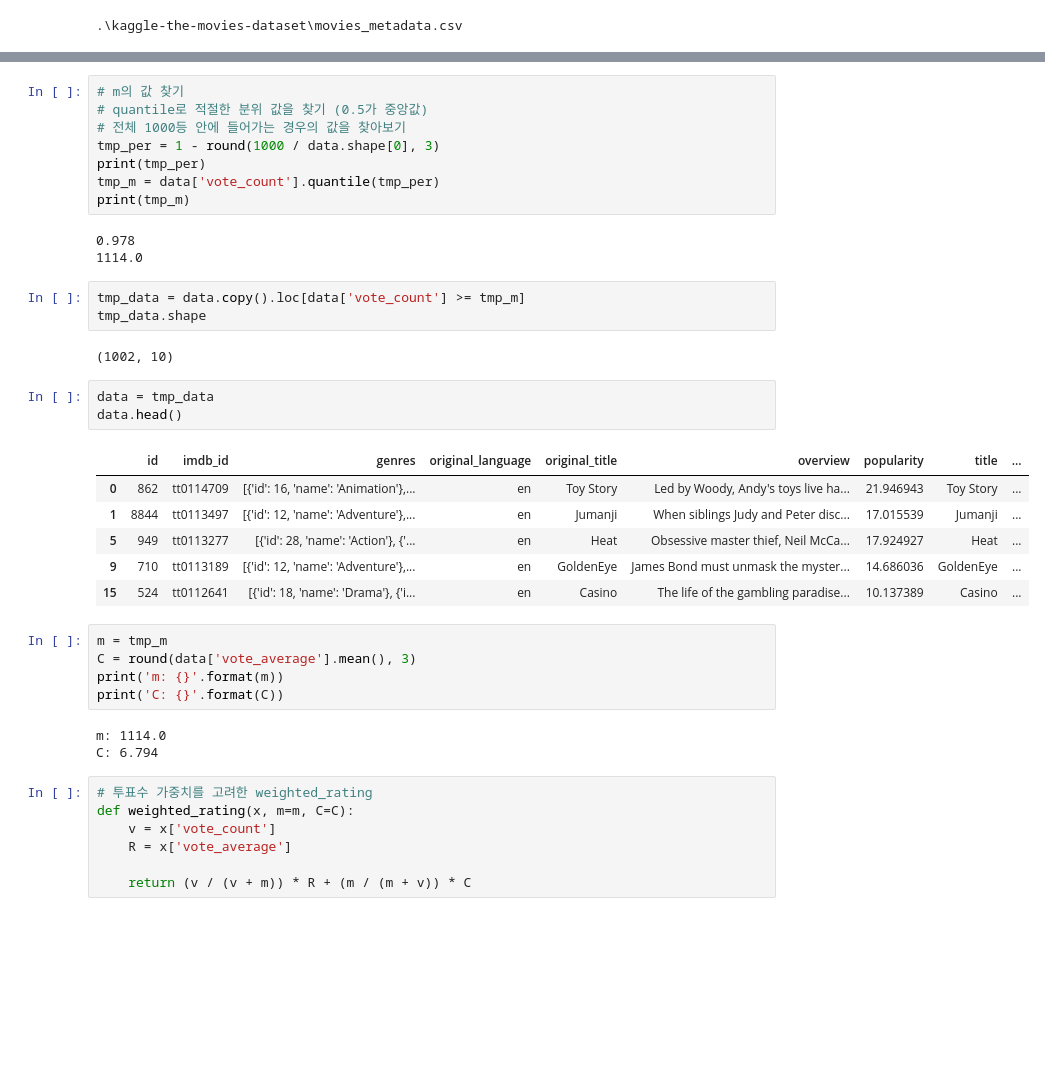
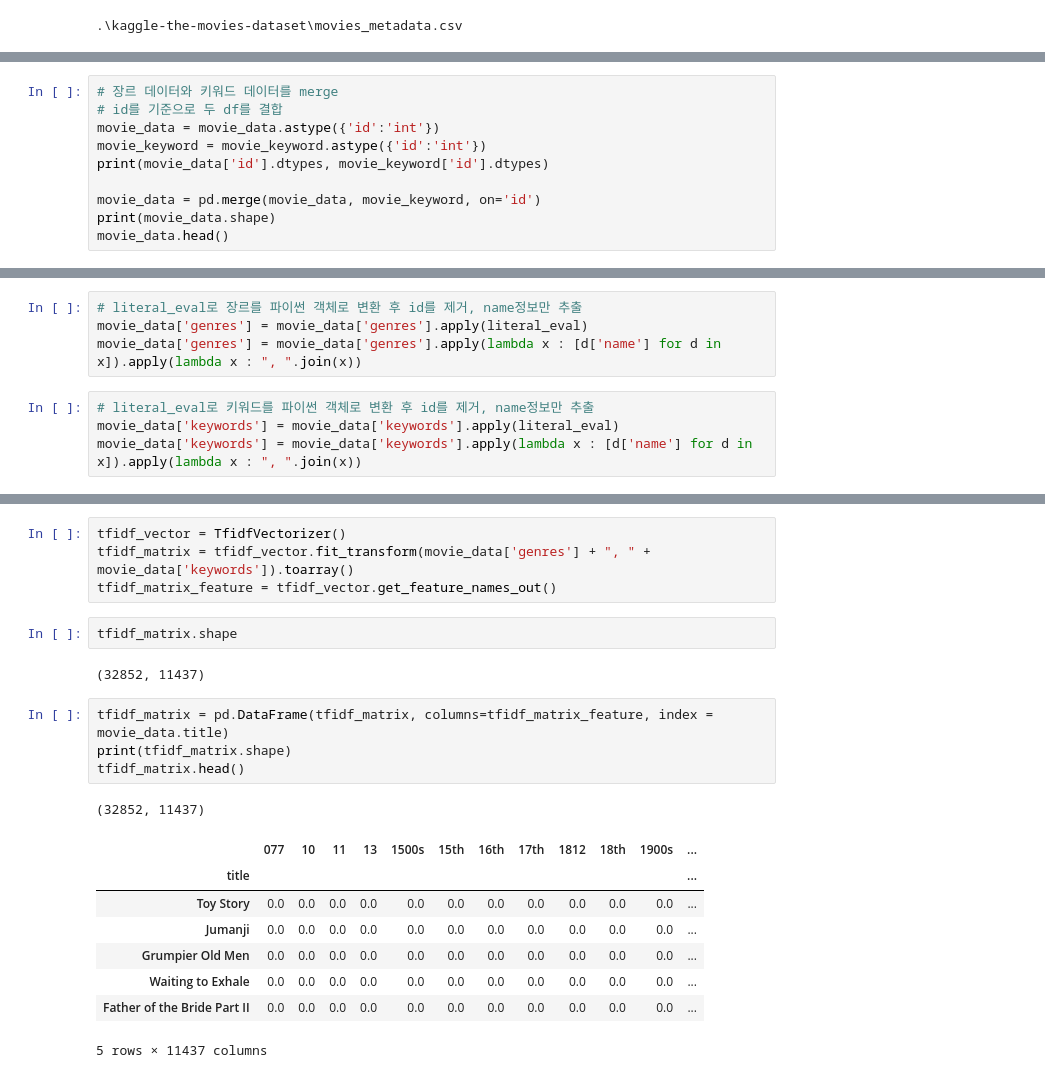
Before and after one commit to sanghyun0603/CoffeeBrew, a Jupyter notebook: server-recom/jupyter/movie/movie_cbf.ipynb, the cells around one changed output, grey strips where cells are left out. Drawn from its saved outputs; the diff is of its cells as text; blank space fills up the shorter version.

Commit message:
feat: Sample Data Processing - movie recom TF-IDF #11

```diff
--- a/server-recom/jupyter/movie/movie_cbf.ipynb
+++ b/server-recom/jupyter/movie/movie_cbf.ipynb
@@ -73,0 +100,10 @@ data.head(3)
+# %%
+# 장르 데이터와 키워드 데이터를 merge
+# id를 기준으로 두 df를 결합
+movie_data = movie_data.astype({'id':'int'})
+movie_keyword = movie_keyword.astype({'id':'int'})
+print(movie_data['id'].dtypes, movie_keyword['id'].dtypes)
+
+movie_data = pd.merge(movie_data, movie_keyword, on='id')
+print(movie_data.shape)
+movie_data.head()
@@ -88,0 +130,8 @@ vote_count가 적을수록 vote_average의 정확도가 떨어지는 **불공정
+# %%
+# literal_eval로 장르를 파이썬 객체로 변환 후 id를 제거, name정보만 추출
+movie_data['genres'] = movie_data['genres'].apply(literal_eval)
+movie_data['genres'] = movie_data['genres'].apply(lambda x : [d['name'] for d in x]).apply(lambda x : ", ".join(x))
+# %%
+# literal_eval로 키워드를 파이썬 객체로 변환 후 id를 제거, name정보만 추출
+movie_data['keywords'] = movie_data['keywords'].apply(literal_eval)
+movie_data['keywords'] = movie_data['keywords'].apply(lambda x : [d['name'] for d in x]).apply(lambda x : ", ".join(x))
@@ -89,41 +153,22 @@ vote_count가 적을수록 vote_average의 정확도가 떨어지는 **불공정
 # %%
-# m의 값 찾기
-# quantile로 적절한 분위 값을 찾기 (0.5가 중앙값)
-# 전체 1000등 안에 들어가는 경우의 값을 찾아보기
-tmp_per = 1 - round(1000 / data.shape[0], 3)
-print(tmp_per)
-tmp_m = data['vote_count'].quantile(tmp_per)
-print(tmp_m)
+tfidf_vector = TfidfVectorizer()
+tfidf_matrix = tfidf_vector.fit_transform(movie_data['genres'] + ", " + movie_data['keywords']).toarray()
+tfidf_matrix_feature = tfidf_vector.get_feature_names_out()
-# %% [output]
-0.978
-1114.0
 # %%
-tmp_data = data.copy().loc[data['vote_count'] >= tmp_m]
-tmp_data.shape
+tfidf_matrix.shape
 # %% [output]
-(1002, 10)
+(32852, 11437)
 # %%
-data = tmp_data
-data.head()
+tfidf_matrix = pd.DataFrame(tfidf_matrix, columns=tfidf_matrix_feature, index = movie_data.title)
+print(tfidf_matrix.shape)
+tfidf_matrix.head()
 # %% [output]
+(32852, 11437)
-|  | id | imdb_id | genres | original_language | original_title | overview | popularity | title | ... |
-| 0 | 862 | tt0114709 | [{'id': 16, 'name': 'Animation'},... | en | Toy Story | Led by Woody, Andy's toys live ha... | 21.946943 | Toy Story | ... |
-| 1 | 8844 | tt0113497 | [{'id': 12, 'name': 'Adventure'},... | en | Jumanji | When siblings Judy and Peter disc... | 17.015539 | Jumanji | ... |
-| 5 | 949 | tt0113277 | [{'id': 28, 'name': 'Action'}, {'... | en | Heat | Obsessive master thief, Neil McCa... | 17.924927 | Heat | ... |
-| 9 | 710 | tt0113189 | [{'id': 12, 'name': 'Adventure'},... | en | GoldenEye | James Bond must unmask the myster... | 14.686036 | GoldenEye | ... |
-| 15 | 524 | tt0112641 | [{'id': 18, 'name': 'Drama'}, {'i... | en | Casino | The life of the gambling paradise... | 10.137389 | Casino | ... |
+|  | 077 | 10 | 11 | 13 | 1500s | 15th | 16th | 17th | 1812 | 18th | 1900s | ... |
+| title |  |  |  |  |  |  |  |  |  |  |  | ... |
+| Toy Story | 0.0 | 0.0 | 0.0 | 0.0 | 0.0 | 0.0 | 0.0 | 0.0 | 0.0 | 0.0 | 0.0 | ... |
+| Jumanji | 0.0 | 0.0 | 0.0 | 0.0 | 0.0 | 0.0 | 0.0 | 0.0 | 0.0 | 0.0 | 0.0 | ... |
+| Grumpier Old Men | 0.0 | 0.0 | 0.0 | 0.0 | 0.0 | 0.0 | 0.0 | 0.0 | 0.0 | 0.0 | 0.0 | ... |
+| Waiting to Exhale | 0.0 | 0.0 | 0.0 | 0.0 | 0.0 | 0.0 | 0.0 | 0.0 | 0.0 | 0.0 | 0.0 | ... |
+| Father of the Bride Part II | 0.0 | 0.0 | 0.0 | 0.0 | 0.0 | 0.0 | 0.0 | 0.0 | 0.0 | 0.0 | 0.0 | ... |
+5 rows × 11437 columns
-# %%
-m = tmp_m
-C = round(data['vote_average'].mean(), 3)
-print('m: {}'.format(m))
-print('C: {}'.format(C))
-# %% [output]
-m: 1114.0
-C: 6.794
-# %%
-# 투표수 가중치를 고려한 weighted_rating
-def weighted_rating(x, m=m, C=C):
-    v = x['vote_count']
-    R = x['vote_average']
-
-    return (v / (v + m)) * R + (m / (m + v)) * C
```
Also changed, not shown: parts of 29 cells of this notebook.
